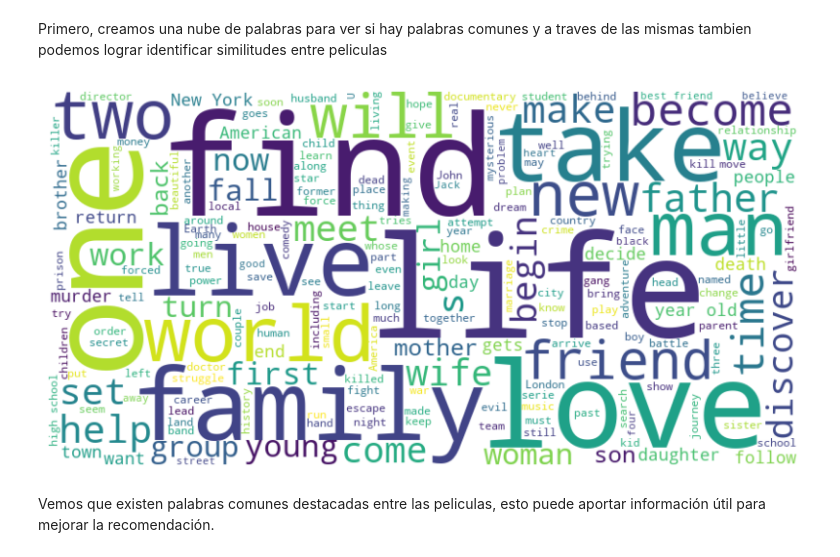
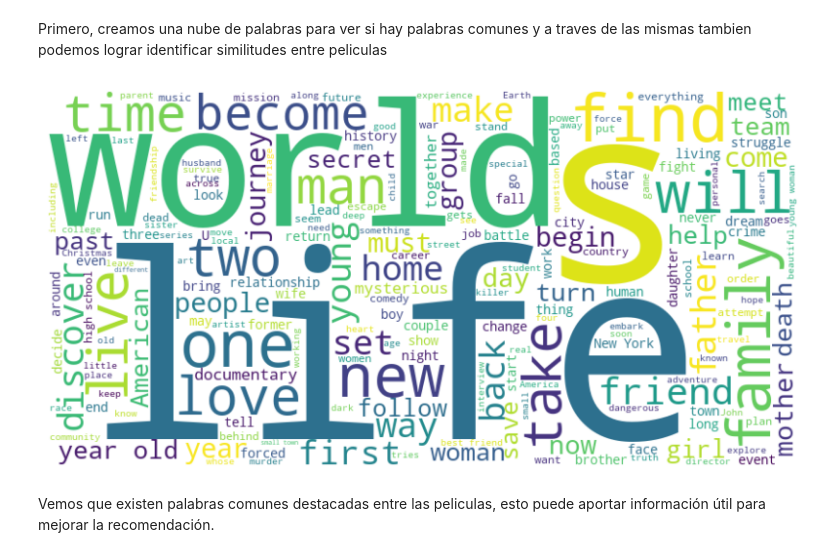
Before and after one commit to SariEliM/MovieStreaming, a Jupyter notebook: Notebooks/EDA y Sistema de recomendacion.ipynb, the cells around one changed output. Saved outputs shown, nothing was run; the diff lists cells and outputs as text; code cells hidden in the pictures.

```diff
--- a/Notebooks/EDA y Sistema de recomendacion.ipynb
+++ b/Notebooks/EDA y Sistema de recomendacion.ipynb
@@ -67,4 +63,4 @@ Aqui primeramente observamos que tenemos una gran variedad de lenguajes original
 # %%
-df_movies = df_movies[df_movies['original_language'].isin(['en', 'es'])]
-df_movies.shape
+df_movies_recortado = df_movies[(df_movies['original_language'].isin(['en', 'es'])&(df_movies['release_year'] > 2013))]
+df_movies_recortado.shape
 # %% [output]
@@ -87,8 +83,8 @@ df_movies[df_movies['original_language'] == 'es'].head()
 Podemos ver que los datos se repiten por cada valor distinto de las columnas desanidadas spoken_languages, production_companies, production_countries, belongs_to_collection y genres. Para nuestro modelo de recomendacion, vamos a limitar esto, priorizando la primera fila por movie_id
 # %%
 # Mantener solo la primera fila de cada movie_id
-df_movies = df_movies.drop_duplicates(subset='movie_id', keep='first')
-print(df_movies.shape)
+df_movies_recortado = df_movies_recortado.drop_duplicates(subset='movie_id', keep='first')
+print(df_movies_recortado.shape)
 #Visualizamos nuevamente los 5 primeros registros de peliculas en espanhol
-df_movies[df_movies['original_language'] == 'es'].head()
+df_movies_recortado[df_movies_recortado['original_language'] == 'es'].head()
 # %% [output]
@@ -273,24 +246,24 @@ Primero, creamos una nube de palabras para ver si hay palabras comunes y a trave
 # %%
 from wordcloud import WordCloud, STOPWORDS
 import matplotlib.pyplot as plt
 
 # Unir todos los textos de 'overview' en un solo string
-text = " ".join(overview for overview in df_movies['overview'].dropna())
+text = " ".join(overview for overview in df_movies_recortado['overview'].dropna())
 
 # Definir palabras irrelevantes
 stopwords = set(STOPWORDS)
 stopwords.update(["movie", "film", "story"])  # Puedes agregar más palabras aquí
 
 # Crear la nube de palabras
 wordcloud = WordCloud(width=800, height=400, background_color='white', stopwords=stopwords).generate(text)
 
 # Mostrar la nube de palabras
 plt.figure(figsize=(10, 5))
 plt.imshow(wordcloud, interpolation='bilinear')
 plt.axis("off")
 plt.show()
 # %% [output]
-[figure, old version]
+[figure, new version]
 # %% [markdown]
 Vemos que existen palabras comunes destacadas entre las peliculas, esto puede aportar información útil para mejorar la recomendación.
 # %% [markdown]
```
Also changed, not shown: parts of 50 cells of this notebook, 9 other files.
